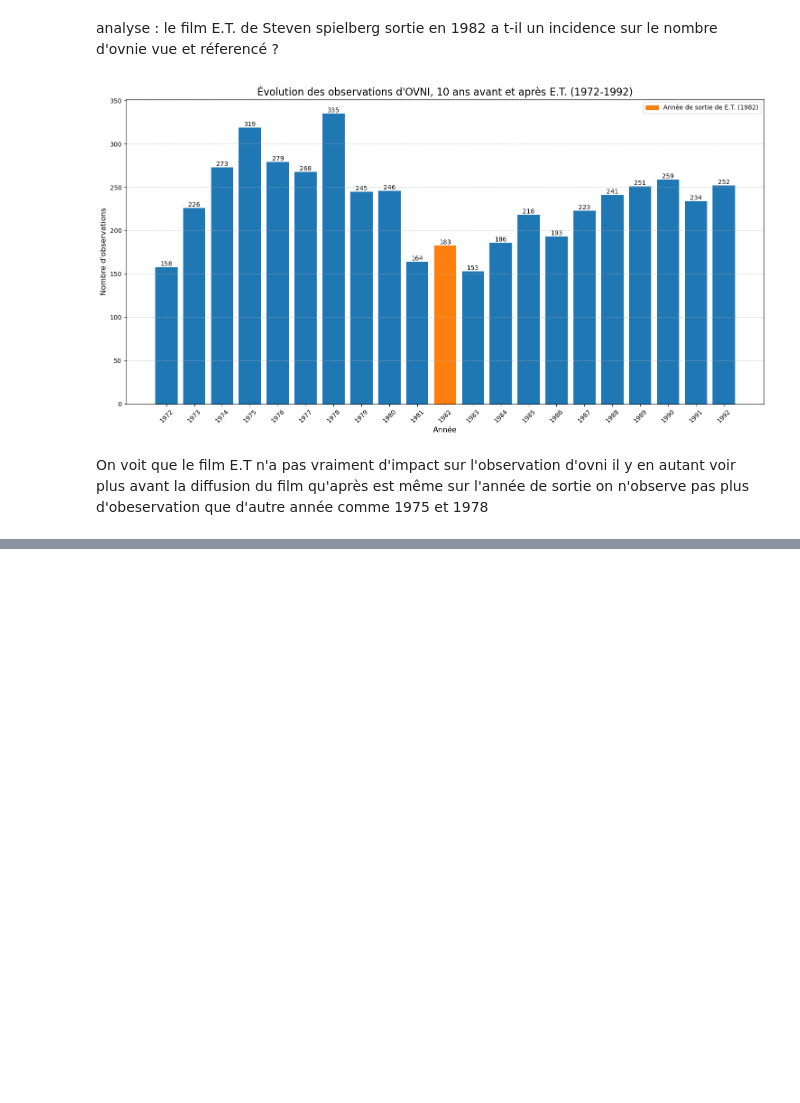
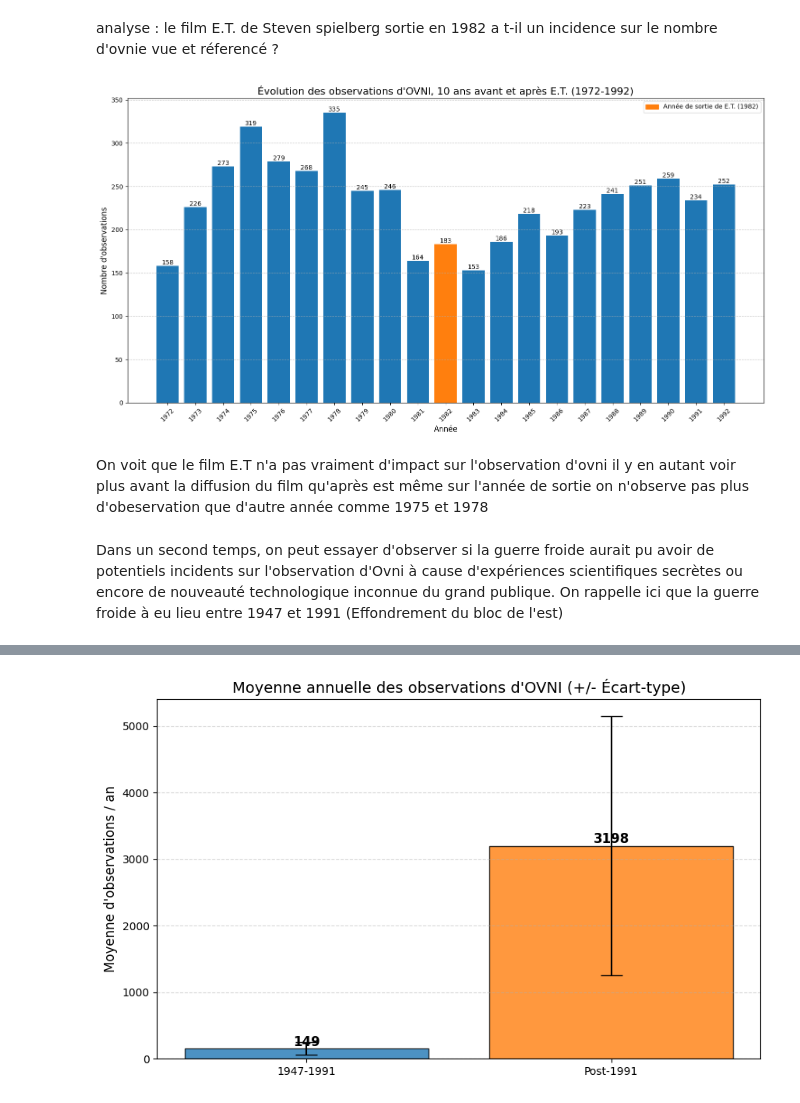
Before and after one commit to PolleEdouard/projet1_BigData, a Jupyter notebook: projet.ipynb, the cells around one changed output, grey strips where cells are left out. Drawn from its saved outputs; the diff is of its cells as text; code cells hidden in the pictures; blank space fills up the shorter version.

```diff
--- a/projet.ipynb
+++ b/projet.ipynb
@@ -236,3 +239,82 @@ plt.show()
 [figure]
 # %% [markdown]
 On voit que le film E.T n'a pas vraiment d'impact sur l'observation d'ovni il y en autant voir plus avant la diffusion du film qu'après est même sur l'année de sortie on n'observe pas plus d'obeservation que d'autre année comme 1975 et 1978
+# %% [markdown]
+Dans un second temps, on peut essayer d'observer si la guerre froide aurait pu avoir de potentiels incidents sur l'observation d'Ovni à cause d'expériences scientifiques secrètes ou encore de nouveauté technologique inconnue du grand publique. On rappelle ici que la guerre froide à eu lieu entre 1947 et 1991  (Effondrement du bloc de l'est)
+# %%
+import sqlite3
+import pandas as pd
+import matplotlib.pyplot as plt
+
+# 1. La requête SQL adaptée pour SQLite
+# Note : On remplace EXTRACT par strftime('%Y', ...) pour récupérer l'année
+query = """
+WITH sightings_per_year AS (
+    SELECT
+        CAST(strftime('%Y', datetime) AS INTEGER) as year,
+        COUNT(*) as count
+    FROM ufo
+    WHERE year >= 1947
+    GROUP BY year
+),
+period_stats AS (
+    SELECT
+        CASE
+            WHEN year BETWEEN 1947 AND 1991 THEN '1947-1991'
+            ELSE 'Post-1991'
+        END AS periode_temporelle,
+        count
+    FROM sightings_per_year
+)
+SELECT
+    periode_temporelle,
+    SUM(count) AS total_observations,
+    COUNT(*) AS nombre_annees_couvertes,
+    ROUND(AVG(count), 2) AS moyenne_par_an,
+    ROUND(SQRT(AVG(count * count) - AVG(count) * AVG(count)), 2) AS ecart_type_par_an
+FROM
+    period_stats
+GROUP BY
+    1
+ORDER BY
+    periode_temporelle;
+"""
+
+try:
+    # 2. Connexion avec sqlite3 et chargement dans Pandas
+    with sqlite3.connect('ufo.db') as conn:
+        df = pd.read_sql_query(query, conn)
+
+    print("Données récupérées avec succès :")
+    print(df)
+
+    # 3. Génération du graphique
+    if not df.empty:
+        plt.figure(figsize=(10, 6))
+
+        # Création des barres avec barres d'erreur (écart-type)
+        bars = plt.bar(df['periode_temporelle'], df['moyenne_par_an'],
+                       yerr=df['ecart_type_par_an'], capsize=10,
+                       color=['#1f77b4', '#ff7f0e'], edgecolor='black', alpha=0.8)
+
+        # Mise en forme
+        plt.title('Moyenne annuelle des observations d\'OVNI (+/- Écart-type)', fontsize=14)
+        plt.ylabel('Moyenne d\'observations / an', fontsize=12)
+        plt.grid(axis='y', linestyle='--', alpha=0.5)
+
+        # Ajout des étiquettes de valeur (moyenne) sur les barres
+        for bar in bars:
+            height = bar.get_height()
+            plt.text(bar.get_x() + bar.get_width()/2., height,
+                     f'{height:.0f}',
+                     ha='center', va='bottom', fontweight='bold', fontsize=12)
+
+        plt.show()
+    else:
+        print("La requête n'a retourné aucun résultat. Vérifie le nom de la table ou les dates.")
+
+except sqlite3.Error as e:
+    print(f"Erreur SQLite : {e}")
+except Exception as e:
+    print(f"Une erreur est survenue : {e}")
+# %% [output]
@@ -238,0 +329 @@ On voit que le film E.T n'a pas vraiment d'impact sur l'observation d'ovni il y
+[figure, added]
```
Also changed, not shown: parts of 4 cells of this notebook, 1 other file.
